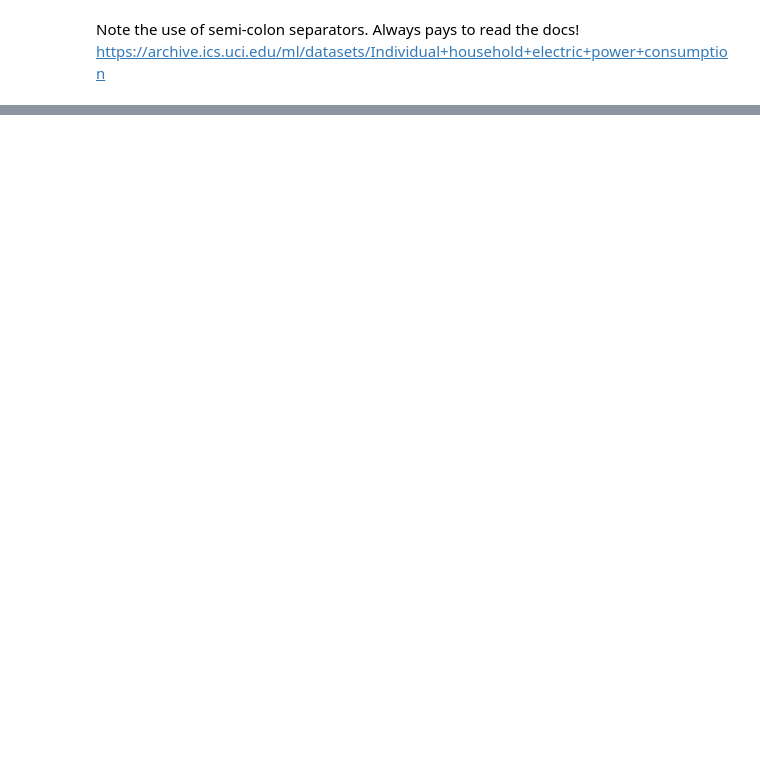
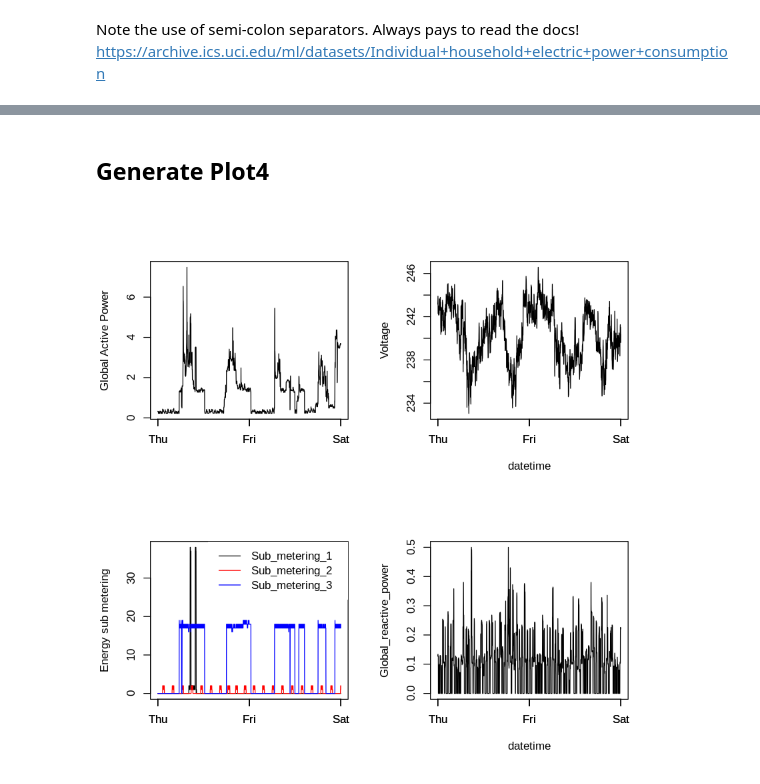
Before and after one commit to goyder/r-jupyter, a Jupyter notebook: data-exploration/Assignment 1.ipynb, the cells around one changed output, grey strips where cells are left out. Saved outputs shown, nothing was run; the diff lists cells and outputs as text; code cells hidden in the pictures; blank space fills up the shorter version.

```diff
--- a/data-exploration/Assignment 1.ipynb
+++ b/data-exploration/Assignment 1.ipynb
@@ -49,0 +198,39 @@ power_consumption
+# %% [markdown]
+## Generate Plot4
+# %%
+par(mfrow=c(2,2))
+
+# Plot 1
+plot(power_consumption_subset$datetime, power_consumption_subset$Global_active_power, type='l',
+    ylab = "Global Active Power",
+    xlab = "")
+axis.POSIXct(1, power_consumption_subset$datetime, format = "%a")
+
+# Plot 2
+plot(power_consumption_subset$datetime, power_consumption_subset$Voltage, type='l',
+    ylab = "Voltage",
+    xlab = "datetime")
+axis.POSIXct(1, power_consumption_subset$datetime, format = "%a")
+
+# Plot 3
+plot(power_consumption_subset$datetime, power_consumption_subset$Sub_metering_1, col="black",
+     type = 'l',
+     ylab = "Energy sub metering",
+     xlab = "")
+lines(power_consumption_subset$datetime, power_consumption_subset$Sub_metering_2, col="red", type="l")
+lines(power_consumption_subset$datetime, power_consumption_subset$Sub_metering_3, col="blue", type="l")
+legend("topright",
+       legend=c("Sub_metering_1", "Sub_metering_2", "Sub_metering_3"),
+       lty="solid",
+       col=c("black", "red", "blue"),
+       box.lty='blank'
+      )
+axis.POSIXct(1, power_consumption_subset$datetime, format = "%a")
+
+# Plot 4
+plot(power_consumption_subset$datetime, power_consumption_subset$Global_reactive_power, type='l',
+    ylab = "Global_reactive_power",
+    xlab = "datetime")
+axis.POSIXct(1, power_consumption_subset$datetime, format = "%a")
+# %% [output]
+[figure, added]
```
Also changed, not shown: parts of 22 cells of this notebook, 9 other files.
